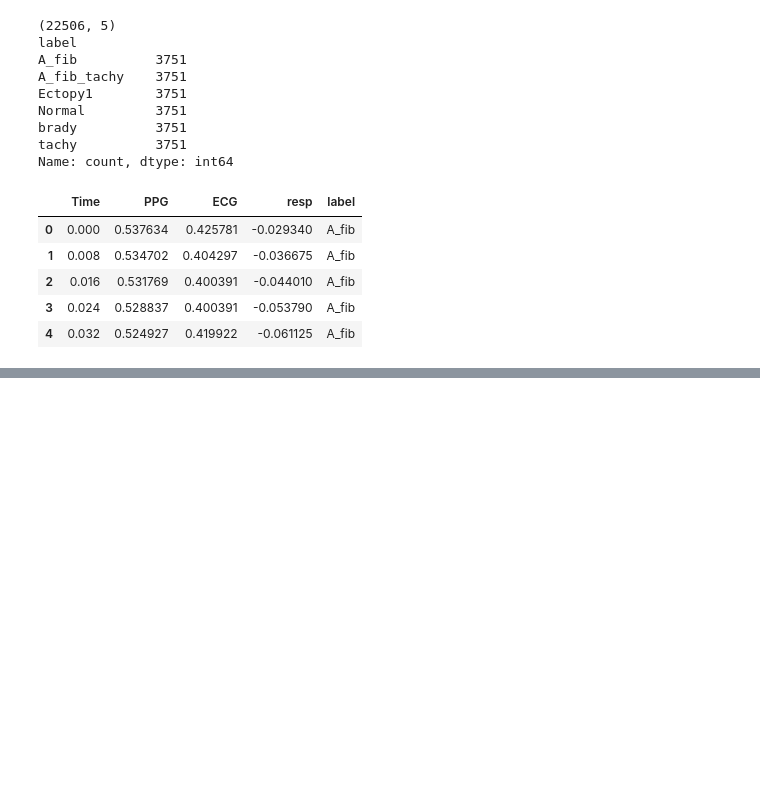
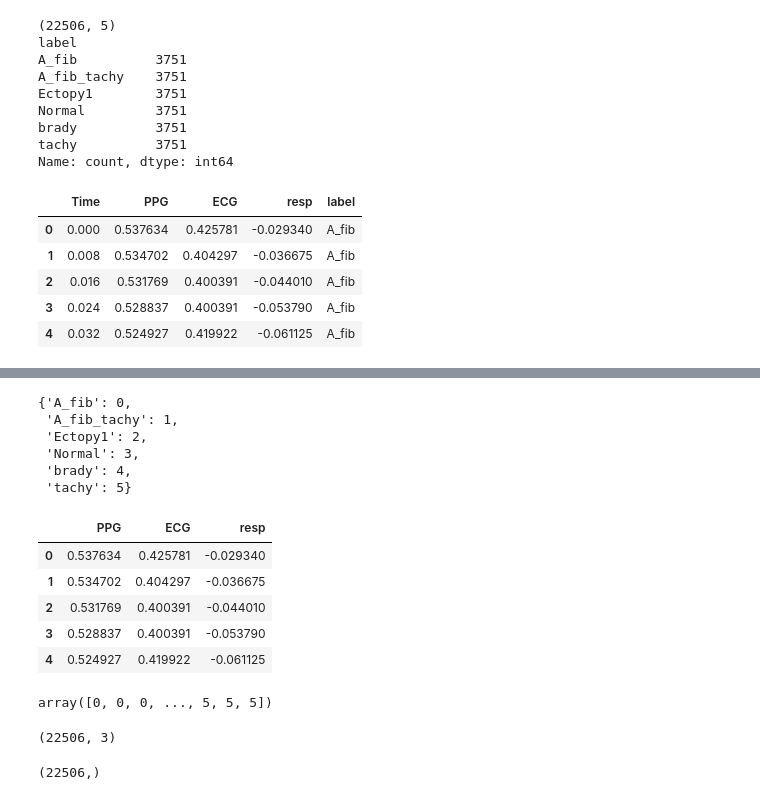
Before and after one commit to GuruRohan/ArrythmiaDetection, a Jupyter notebook: 1_load_data.ipynb, the cells around one changed output, grey strips where cells are left out. Drawn from its saved outputs; the diff is of its cells as text; code cells hidden in the pictures; blank space fills up the shorter version.

```diff
--- a/1_load_data.ipynb
+++ b/1_load_data.ipynb
@@ -39,0 +105,25 @@ df[df['label']=='
+# %%
+le = LabelEncoder()
+y= le.fit_transform(y)
+label_mapping = dict(zip(le.classes_, range(len(le.classes_))))
+label_mapping
+# %% [output]
+{'A_fib': 0,
+ 'A_fib_tachy': 1,
+ 'Ectopy1': 2,
+ 'Normal': 3,
+ 'brady': 4,
+ 'tachy': 5}
+# %%
+X.head()
+# %% [output]
+|  | PPG | ECG | resp |
+| 0 | 0.537634 | 0.425781 | -0.029340 |
+| 1 | 0.534702 | 0.404297 | -0.036675 |
+| 2 | 0.531769 | 0.400391 | -0.044010 |
+| 3 | 0.528837 | 0.400391 | -0.053790 |
+| 4 | 0.524927 | 0.419922 | -0.061125 |
+# %%
+y
+# %% [output]
+array([0, 0, 0, ..., 5, 5, 5])
@@ -39,0 +133,8 @@ df[df['label']=='
+# %%
+X.shape
+# %% [output]
+(22506, 3)
+# %%
+y.shape
+# %% [output]
+(22506,)
```
Also changed, not shown: parts of 16 cells of this notebook.
